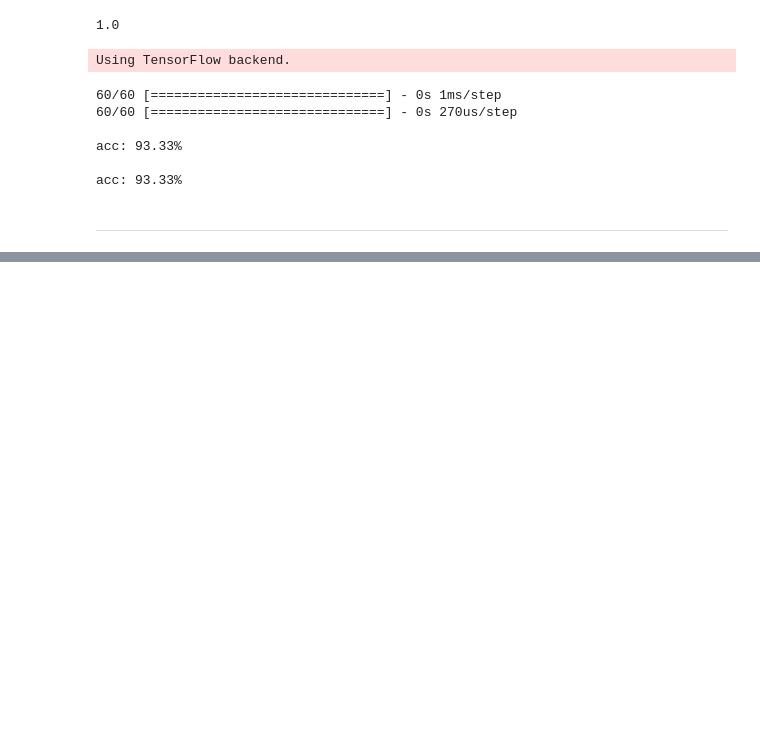
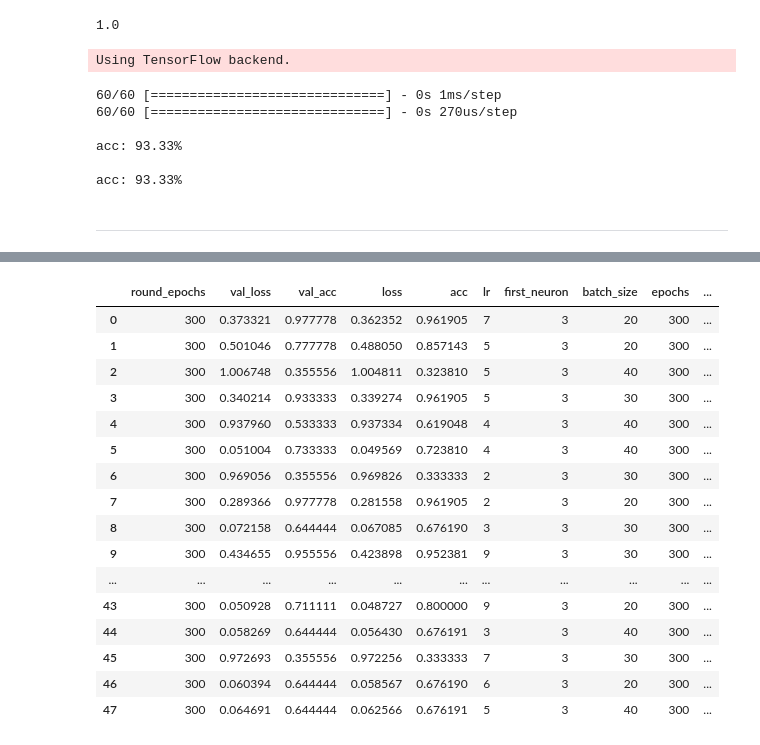
Before and after one commit to shakkeel1330/cook-imly, a Jupyter notebook: Notebooks/hyperparam_trial.ipynb, the cells around one changed output, grey strips where cells are left out. Cells and saved outputs as stored; diff of their text form; code cells hidden in the pictures; blank space fills up the shorter version.

```diff
--- a/Notebooks/hyperparam_trial.ipynb
+++ b/Notebooks/hyperparam_trial.ipynb
@@ -111,0 +193,20 @@ Scan Finished!
+# %%
+r.data
+# %% [output]
+|  | round_epochs | val_loss | val_acc | loss | acc | lr | first_neuron | batch_size | epochs | ... |
+| 0 | 300 | 0.373321 | 0.977778 | 0.362352 | 0.961905 | 7 | 3 | 20 | 300 | ... |
+| 1 | 300 | 0.501046 | 0.777778 | 0.488050 | 0.857143 | 5 | 3 | 20 | 300 | ... |
+| 2 | 300 | 1.006748 | 0.355556 | 1.004811 | 0.323810 | 5 | 3 | 40 | 300 | ... |
+| 3 | 300 | 0.340214 | 0.933333 | 0.339274 | 0.961905 | 5 | 3 | 30 | 300 | ... |
+| 4 | 300 | 0.937960 | 0.533333 | 0.937334 | 0.619048 | 4 | 3 | 40 | 300 | ... |
+| 5 | 300 | 0.051004 | 0.733333 | 0.049569 | 0.723810 | 4 | 3 | 40 | 300 | ... |
+| 6 | 300 | 0.969056 | 0.355556 | 0.969826 | 0.333333 | 2 | 3 | 30 | 300 | ... |
+| 7 | 300 | 0.289366 | 0.977778 | 0.281558 | 0.961905 | 2 | 3 | 20 | 300 | ... |
+| 8 | 300 | 0.072158 | 0.644444 | 0.067085 | 0.676190 | 3 | 3 | 30 | 300 | ... |
+| 9 | 300 | 0.434655 | 0.955556 | 0.423898 | 0.952381 | 9 | 3 | 30 | 300 | ... |
+| ... | ... | ... | ... | ... | ... | ... | ... | ... | ... | ... |
+| 43 | 300 | 0.050928 | 0.711111 | 0.048727 | 0.800000 | 9 | 3 | 20 | 300 | ... |
+| 44 | 300 | 0.058269 | 0.644444 | 0.056430 | 0.676191 | 3 | 3 | 40 | 300 | ... |
+| 45 | 300 | 0.972693 | 0.355556 | 0.972256 | 0.333333 | 7 | 3 | 30 | 300 | ... |
+| 46 | 300 | 0.060394 | 0.644444 | 0.058567 | 0.676190 | 6 | 3 | 20 | 300 | ... |
+| 47 | 300 | 0.064691 | 0.644444 | 0.062566 | 0.676191 | 5 | 3 | 40 | 300 | ... |
```
Also changed, not shown: parts of 17 cells of this notebook, 5 other files.
